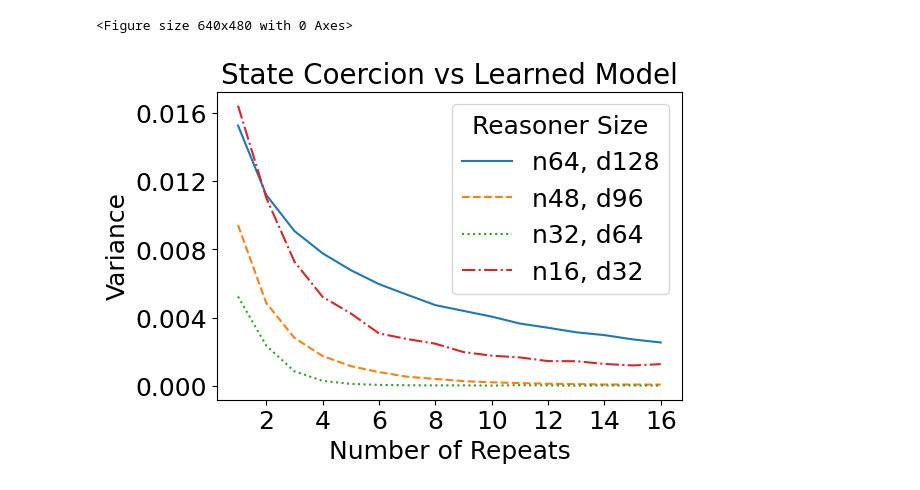
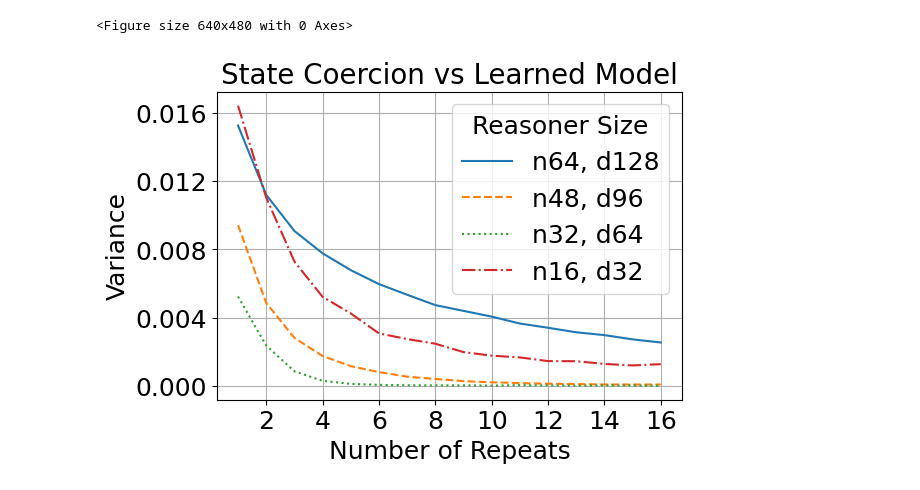
Before and after one commit to AntonXue/tf_logic, a Jupyter notebook: notebooks/experiments/exp2_theory_attacks.ipynb, the cells around one changed output. Cells and saved outputs as stored; diff of their text form; code cells hidden in the pictures.

```diff
--- a/notebooks/experiments/exp2_theory_attacks.ipynb
+++ b/notebooks/experiments/exp2_theory_attacks.ipynb
@@ -125,31 +127,32 @@ x_48, y_48 = get_col_as_np(coerce_state_variance_df, "variance",
 
 x_32, y_32 = get_col_as_np(coerce_state_variance_df, "variance",
     [("num_vars", 32), ("embed_dim", 64), ("reasoner_type", "learned")],
     sort_by = "num_copies",
 )
 
 x_16, y_16 = get_col_as_np(coerce_state_variance_df, "variance",
     [("num_vars", 16), ("embed_dim", 32), ("reasoner_type", "learned")],
     sort_by = "num_copies",
 )
 
 x_64, y_64 = x_64[:16], y_64[:16]
 x_48, y_48 = x_48[:16], y_48[:16]
 x_32, y_32 = x_32[:16], y_32[:16]
 x_16, y_16 = x_16[:16], y_16[:16]
 
 plt.plot(x_64, y_64, linestyle="solid", label="n64, d128")
 plt.plot(x_48, y_48, linestyle="dashed", label="n48, d96")
 plt.plot(x_32, y_32, linestyle="dotted", label="n32, d64")
 plt.plot(x_16, y_16, linestyle="dashdot", label="n16, d32")
 plt.legend(loc="upper right", title="Reasoner Size", fontsize=legend_fs, title_fontsize=legend_fs)
 plt.ylabel("Variance", fontsize=axis_fs)
 plt.xlabel("Number of Repeats", fontsize=axis_fs)
 plt.yticks(fontsize=tick_fs, ticks=[0.000, 0.004, 0.008, 0.012, 0.016])
 plt.xticks(fontsize=tick_fs)
+plt.grid()
 # plt.yscale("log")
 plt.title("State Coercion vs Learned Model", fontsize=title_fs)
 plt.savefig("images/exp2_coerce_state_var.png", bbox_inches="tight", transparent=True)
 # %% [output]
 <Figure size 640x480 with 0 Axes>
-[figure, old version]
+[figure, new version]
```
Also changed, not shown: parts of 2 cells of this notebook, 3 other files.
